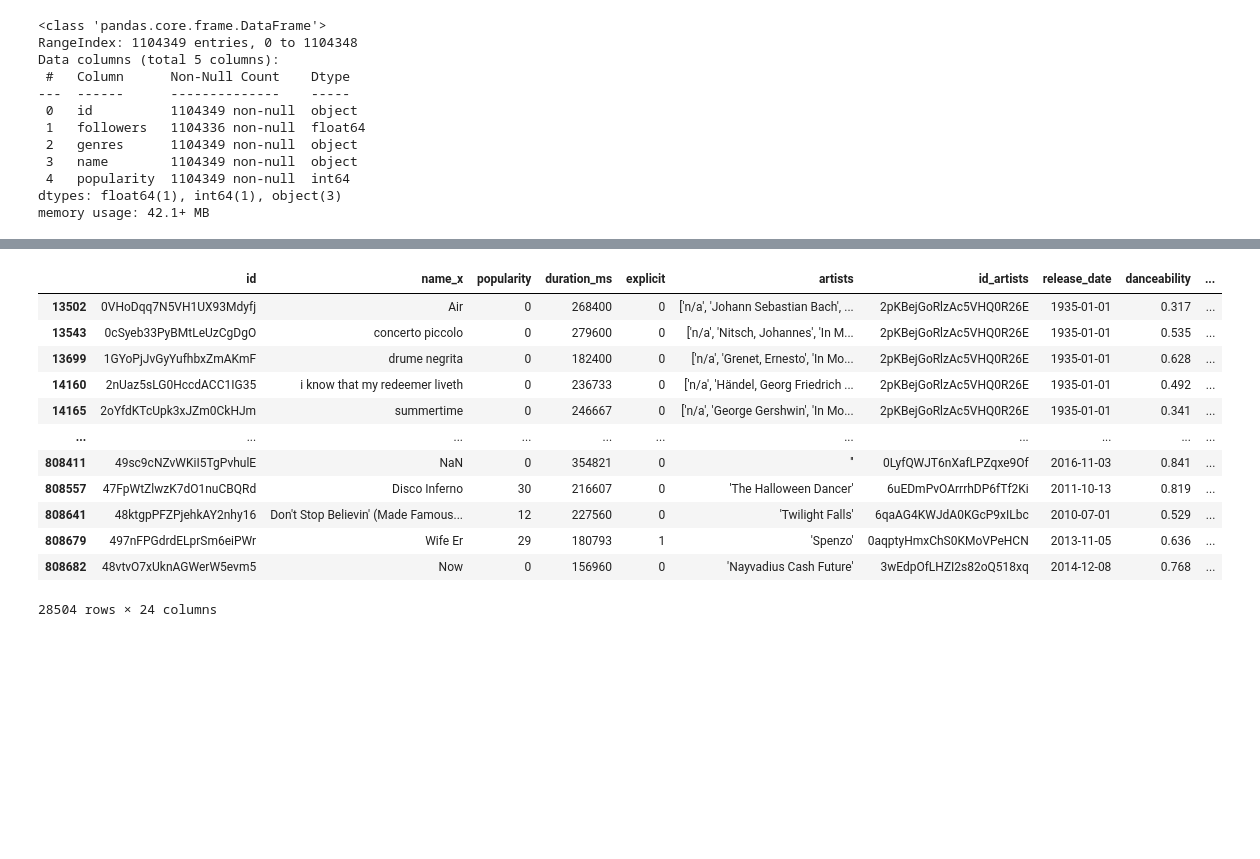
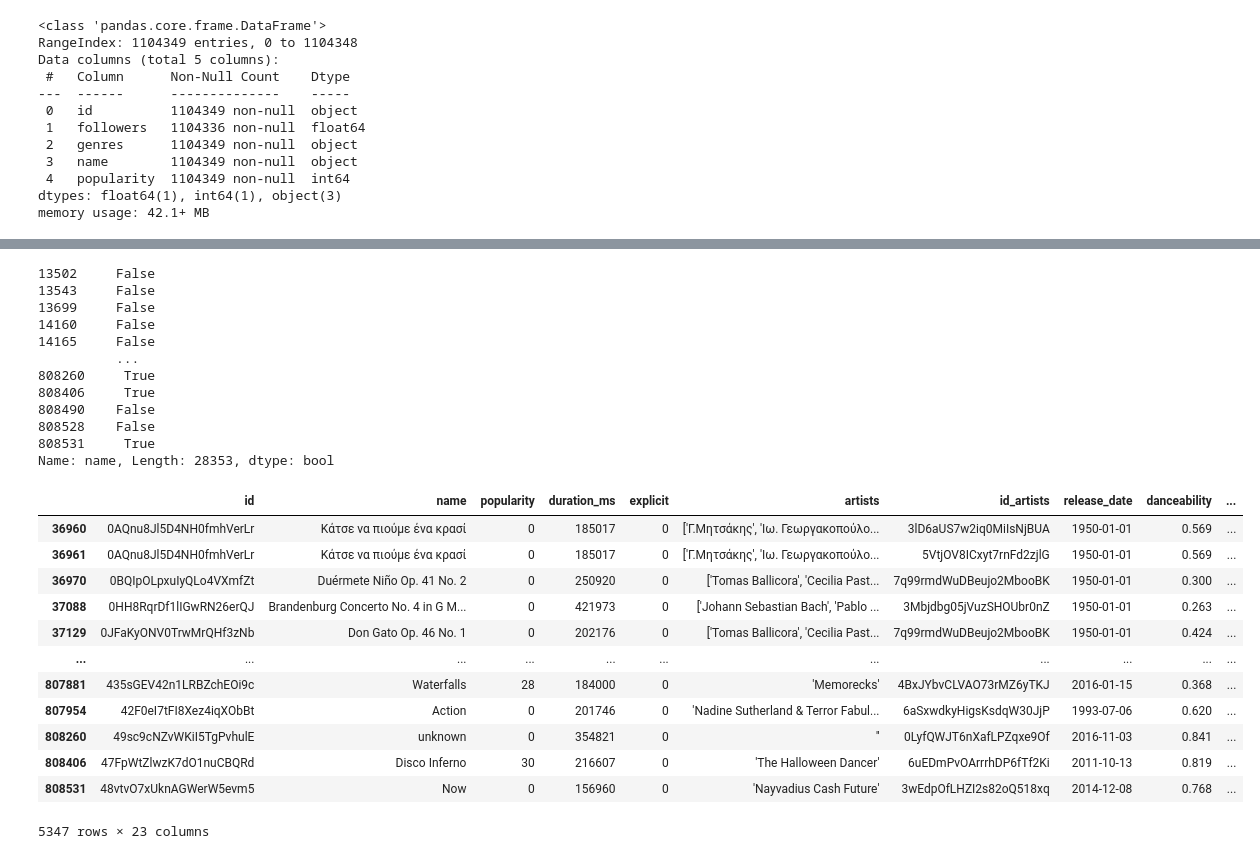
Before and after one commit to halmasieh/Spotify_Analysis, a Jupyter notebook: spotify_etl.ipynb, the cells around one changed output, grey strips where cells are left out. Saved outputs shown, nothing was run; the diff lists cells and outputs as text; code cells hidden in the pictures; blank space fills up the shorter version.

```diff
--- a/spotify_etl.ipynb
+++ b/spotify_etl.ipynb
@@ -463,2 +574,5 @@ Data columns (total 24 columns):
 dtypes: float64(14), int64(3), object(7)
 memory usage: 154.2+ MB
+# %%
+# Drop the name_artist column because it is redundant
+tracks_artists_df = tracks_artists_df.drop('name_artist', axis=1)
@@ -465,18 +599,34 @@ memory usage: 154.2+ MB
 # %%
 # get the null values
 tracks_artists_nulls = tracks_artists_df[tracks_artists_df.isnull().any(axis=1)]
-tracks_artists_nulls
 # %% [output]
-|  | id | name_x | popularity | duration_ms | explicit | artists | id_artists | release_date | danceability | ... |
-| 13502 | 0VHoDqq7N5VH1UX93Mdyfj | Air | 0 | 268400 | 0 | ['n/a', 'Johann Sebastian Bach', ... | 2pKBejGoRlzAc5VHQ0R26E | 1935-01-01 | 0.317 | ... |
-| 13543 | 0cSyeb33PyBMtLeUzCgDgO | concerto piccolo | 0 | 279600 | 0 | ['n/a', 'Nitsch, Johannes', 'In M... | 2pKBejGoRlzAc5VHQ0R26E | 1935-01-01 | 0.535 | ... |
-| 13699 | 1GYoPjJvGyYufhbxZmAKmF | drume negrita | 0 | 182400 | 0 | ['n/a', 'Grenet, Ernesto', 'In Mo... | 2pKBejGoRlzAc5VHQ0R26E | 1935-01-01 | 0.628 | ... |
-| 14160 | 2nUaz5sLG0HccdACC1IG35 | i know that my redeemer liveth | 0 | 236733 | 0 | ['n/a', 'Händel, Georg Friedrich ... | 2pKBejGoRlzAc5VHQ0R26E | 1935-01-01 | 0.492 | ... |
-| 14165 | 2oYfdKTcUpk3xJZm0CkHJm | summertime | 0 | 246667 | 0 | ['n/a', 'George Gershwin', 'In Mo... | 2pKBejGoRlzAc5VHQ0R26E | 1935-01-01 | 0.341 | ... |
-| ... | ... | ... | ... | ... | ... | ... | ... | ... | ... | ... |
-| 808411 | 49sc9cNZvWKiI5TgPvhulE | NaN | 0 | 354821 | 0 | '' | 0LyfQWJT6nXafLPZqxe9Of | 2016-11-03 | 0.841 | ... |
-| 808557 | 47FpWtZlwzK7dO1nuCBQRd | Disco Inferno | 30 | 216607 | 0 | 'The Halloween Dancer' | 6uEDmPvOArrrhDP6fTf2Ki | 2011-10-13 | 0.819 | ... |
-| 808641 | 48ktgpPFZPjehkAY2nhy16 | Don't Stop Believin' (Made Famous... | 12 | 227560 | 0 | 'Twilight Falls' | 6qaAG4KWJdA0KGcP9xILbc | 2010-07-01 | 0.529 | ... |
-| 808679 | 497nFPGdrdELprSm6eiPWr | Wife Er | 29 | 180793 | 1 | 'Spenzo' | 0aqptyHmxChS0KMoVPeHCN | 2013-11-05 | 0.636 | ... |
-| 808682 | 48vtvO7xUknAGWerW5evm5 | Now | 0 | 156960 | 0 | 'Nayvadius Cash Future' | 3wEdpOfLHZI2s82oQ518xq | 2014-12-08 | 0.768 | ... |
-28504 rows × 24 columns
+13502     False
+13543     False
+13699     False
+14160     False
+14165     False
+          ...
+808260     True
+808406     True
+808490    False
+808528    False
+808531     True
+Name: name, Length: 28353, dtype: bool
+# %%
+# Check if any of the NaN's are a result of track duplications into various artists when exploded the dataframe
+track_artists_duplicates = tracks_artists_nulls[tracks_artists_nulls.duplicated(subset=['name'])]
+track_artists_duplicates
+# %% [output]
+|  | id | name | popularity | duration_ms | explicit | artists | id_artists | release_date | danceability | ... |
+| 36960 | 0AQnu8Jl5D4NH0fmhVerLr | Κάτσε να πιούμε ένα κρασί | 0 | 185017 | 0 | ['Γ.Μητσάκης', 'Ιω. Γεωργακοπούλο... | 3lD6aUS7w2iq0MiIsNjBUA | 1950-01-01 | 0.569 | ... |
+| 36961 | 0AQnu8Jl5D4NH0fmhVerLr | Κάτσε να πιούμε ένα κρασί | 0 | 185017 | 0 | ['Γ.Μητσάκης', 'Ιω. Γεωργακοπούλο... | 5VtjOV8ICxyt7rnFd2zjlG | 1950-01-01 | 0.569 | ... |
+| 36970 | 0BQIpOLpxuIyQLo4VXmfZt | Duérmete Niño Op. 41 No. 2 | 0 | 250920 | 0 | ['Tomas Ballicora', 'Cecilia Past... | 7q99rmdWuDBeujo2MbooBK | 1950-01-01 | 0.300 | ... |
+| 37088 | 0HH8RqrDf1lIGwRN26erQJ | Brandenburg Concerto No. 4 in G M... | 0 | 421973 | 0 | ['Johann Sebastian Bach', 'Pablo ... | 3Mbjdbg05jVuzSHOUbr0nZ | 1950-01-01 | 0.263 | ... |
+| 37129 | 0JFaKyONV0TrwMrQHf3zNb | Don Gato Op. 46 No. 1 | 0 | 202176 | 0 | ['Tomas Ballicora', 'Cecilia Past... | 7q99rmdWuDBeujo2MbooBK | 1950-01-01 | 0.424 | ... |
+| ... | ... | ... | ... | ... | ... | ... | ... | ... | ... | ... |
+| 807881 | 435sGEV42n1LRBZchEOi9c | Waterfalls | 28 | 184000 | 0 | 'Memorecks' | 4BxJYbvCLVAO73rMZ6yTKJ | 2016-01-15 | 0.368 | ... |
+| 807954 | 42F0eI7tFI8Xez4iqXObBt | Action | 0 | 201746 | 0 | 'Nadine Sutherland & Terror Fabul... | 6aSxwdkyHigsKsdqW30JjP | 1993-07-06 | 0.620 | ... |
+| 808260 | 49sc9cNZvWKiI5TgPvhulE | unknown | 0 | 354821 | 0 | '' | 0LyfQWJT6nXafLPZqxe9Of | 2016-11-03 | 0.841 | ... |
+| 808406 | 47FpWtZlwzK7dO1nuCBQRd | Disco Inferno | 30 | 216607 | 0 | 'The Halloween Dancer' | 6uEDmPvOArrrhDP6fTf2Ki | 2011-10-13 | 0.819 | ... |
+| 808531 | 48vtvO7xUknAGWerW5evm5 | Now | 0 | 156960 | 0 | 'Nayvadius Cash Future' | 3wEdpOfLHZI2s82oQ518xq | 2014-12-08 | 0.768 | ... |
+5347 rows × 23 columns
```
Also changed, not shown: parts of 15 cells of this notebook, 1 other file.
